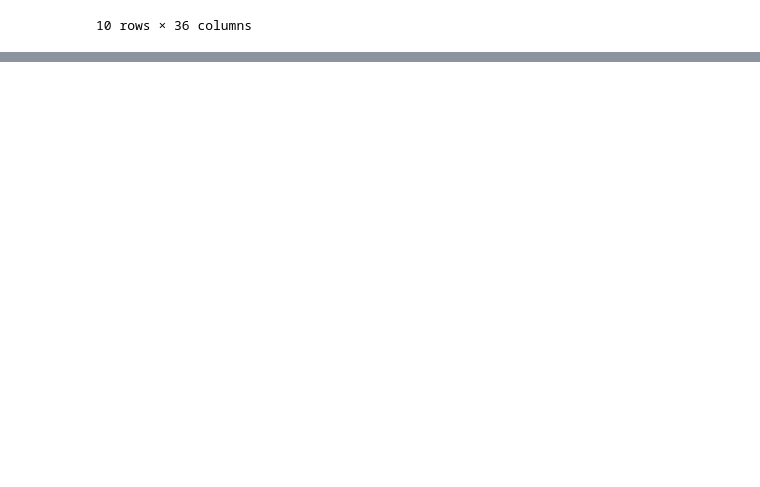
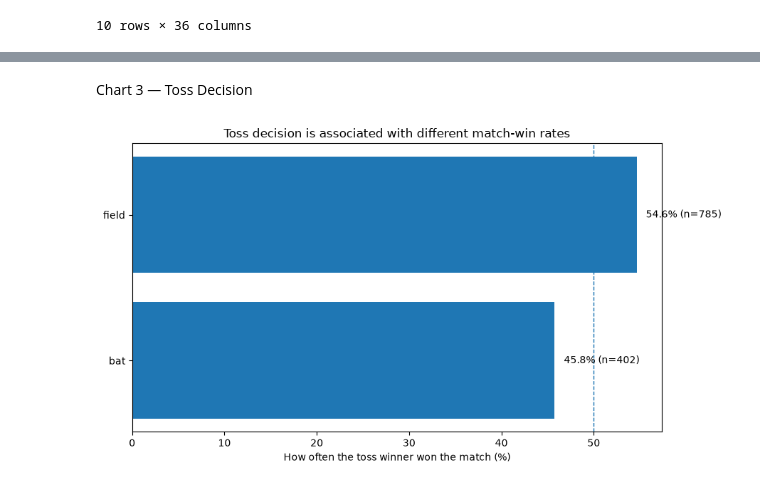
Before and after one commit to amsinanam-byte/ipl-cricket, a Jupyter notebook: notebooks/03_analysis.ipynb, the cells around one changed output, grey strips where cells are left out. Saved outputs shown, nothing was run; the diff lists cells and outputs as text; code cells hidden in the pictures; blank space fills up the shorter version.

```diff
--- a/notebooks/03_analysis.ipynb
+++ b/notebooks/03_analysis.ipynb
@@ -3266,0 +2745,55 @@ GROUP BY batsman_type;
+# %% [markdown]
+Chart 3 — Toss Decision
+# %%
+# G3 - Toss decision and match result
+g3_df = q("""
+SELECT toss_decision,
+       COUNT(*) AS matches,
+       SUM(
+           CASE
+               WHEN toss_winner = match_winner THEN 1
+               ELSE 0
+           END
+       ) AS toss_winner_won,
+       ROUND(
+           100.0 * SUM(
+               CASE
+                   WHEN toss_winner = match_winner THEN 1
+                   ELSE 0
+               END
+           ) / COUNT(*), 2
+       ) AS pct
+FROM matches_clean
+WHERE result = 'win'
+GROUP BY toss_decision;
+""")
+labels = g3_df["toss_decision"]
+rates = g3_df["pct"]
+counts = g3_df["matches"]
+fig, ax = plt.subplots(figsize=(9, 5))
+bars = ax.barh(labels, rates)
+# 50% reference
+ax.axvline(50, linestyle="--", linewidth=1)
+ax.set_title(
+    "Toss decision is associated with different match-win rates"
+)
+ax.set_xlabel(
+    "How often the toss winner won the match (%)"
+)
+for bar, rate, n in zip(bars, rates, counts):
+    ax.text(
+        rate + 1,
+        bar.get_y() + bar.get_height()/2,
+        f"{rate:.1f}% (n={int(n)})",
+        va="center"
+    )
+fig.tight_layout()
+fig.savefig(
+    FIG_DIR / "toss_split.png",
+    dpi=200,
+    bbox_inches="tight"
+)
+plt.show()
+plt.close(fig)
+# %% [output]
+[figure, added]
```
Also changed, not shown: parts of 302 cells of this notebook, 8 other files.
